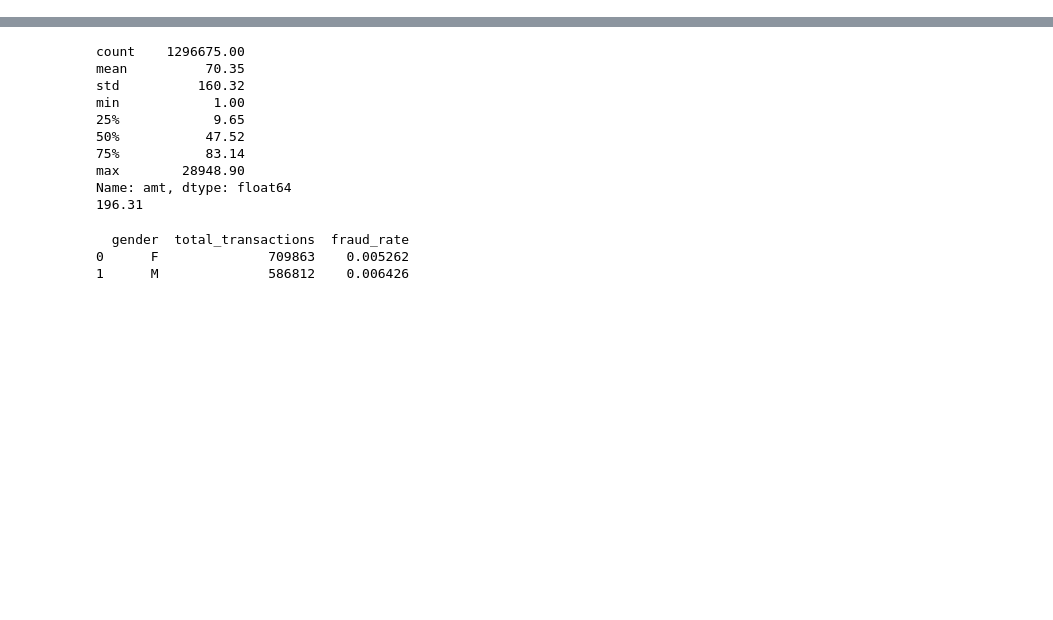
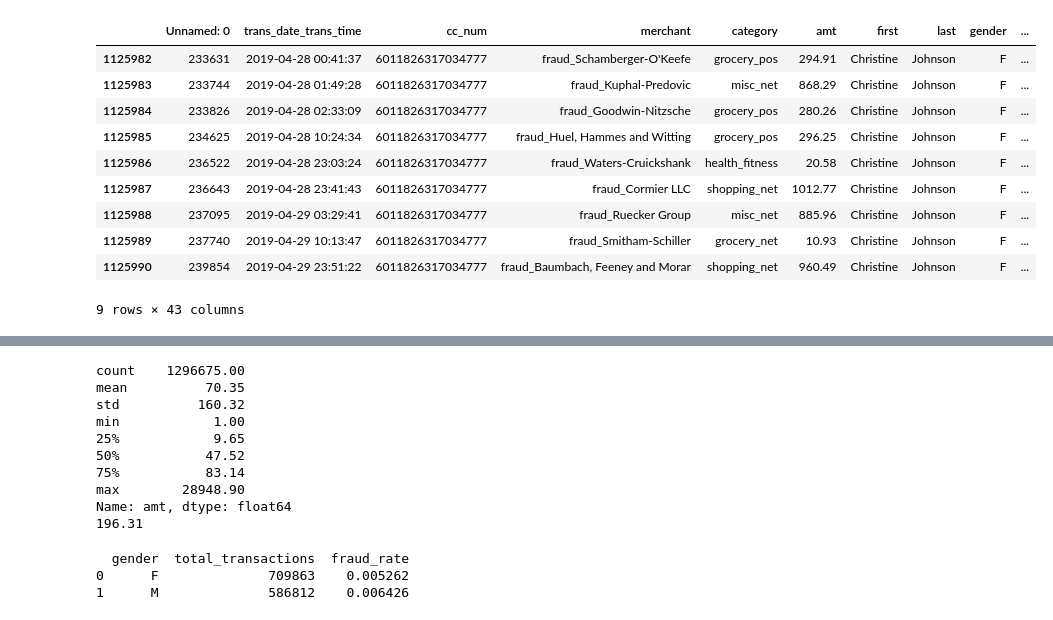
Before and after one commit to swyner97/cc-fraud-detection, a Jupyter notebook: notebooks/eda.ipynb, the cells around one changed output, grey strips where cells are left out. Drawn from its saved outputs; the diff is of its cells as text; code cells hidden in the pictures; blank space fills up the shorter version.

```diff
--- a/notebooks/eda.ipynb
+++ b/notebooks/eda.ipynb
@@ -24,3 +45,17 @@ print(df.columns())
+# %%
+display(df.loc[df['state'] == 'DE'])
+# %% [output]
+|  | Unnamed: 0 | trans_date_trans_time | cc_num | merchant | category | amt | first | last | gender | ... |
+| 1125982 | 233631 | 2019-04-28 00:41:37 | 6011826317034777 | fraud_Schamberger-O'Keefe | grocery_pos | 294.91 | Christine | Johnson | F | ... |
+| 1125983 | 233744 | 2019-04-28 01:49:28 | 6011826317034777 | fraud_Kuphal-Predovic | misc_net | 868.29 | Christine | Johnson | F | ... |
+| 1125984 | 233826 | 2019-04-28 02:33:09 | 6011826317034777 | fraud_Goodwin-Nitzsche | grocery_pos | 280.26 | Christine | Johnson | F | ... |
+| 1125985 | 234625 | 2019-04-28 10:24:34 | 6011826317034777 | fraud_Huel, Hammes and Witting | grocery_pos | 296.25 | Christine | Johnson | F | ... |
+| 1125986 | 236522 | 2019-04-28 23:03:24 | 6011826317034777 | fraud_Waters-Cruickshank | health_fitness | 20.58 | Christine | Johnson | F | ... |
+| 1125987 | 236643 | 2019-04-28 23:41:43 | 6011826317034777 | fraud_Cormier LLC | shopping_net | 1012.77 | Christine | Johnson | F | ... |
+| 1125988 | 237095 | 2019-04-29 03:29:41 | 6011826317034777 | fraud_Ruecker Group | misc_net | 885.96 | Christine | Johnson | F | ... |
+| 1125989 | 237740 | 2019-04-29 10:13:47 | 6011826317034777 | fraud_Smitham-Schiller | grocery_net | 10.93 | Christine | Johnson | F | ... |
+| 1125990 | 239854 | 2019-04-29 23:51:22 | 6011826317034777 | fraud_Baumbach, Feeney and Morar | shopping_net | 960.49 | Christine | Johnson | F | ... |
+9 rows × 43 columns
 # %%
 bins = [18, 25, 35, 45, 55, 65, 100]
 labels = ["18-24", "25-34", "35-44", "45-54", "55-64", "65+"]
```
Also changed, not shown: parts of 2 cells of this notebook, 5 other files.
